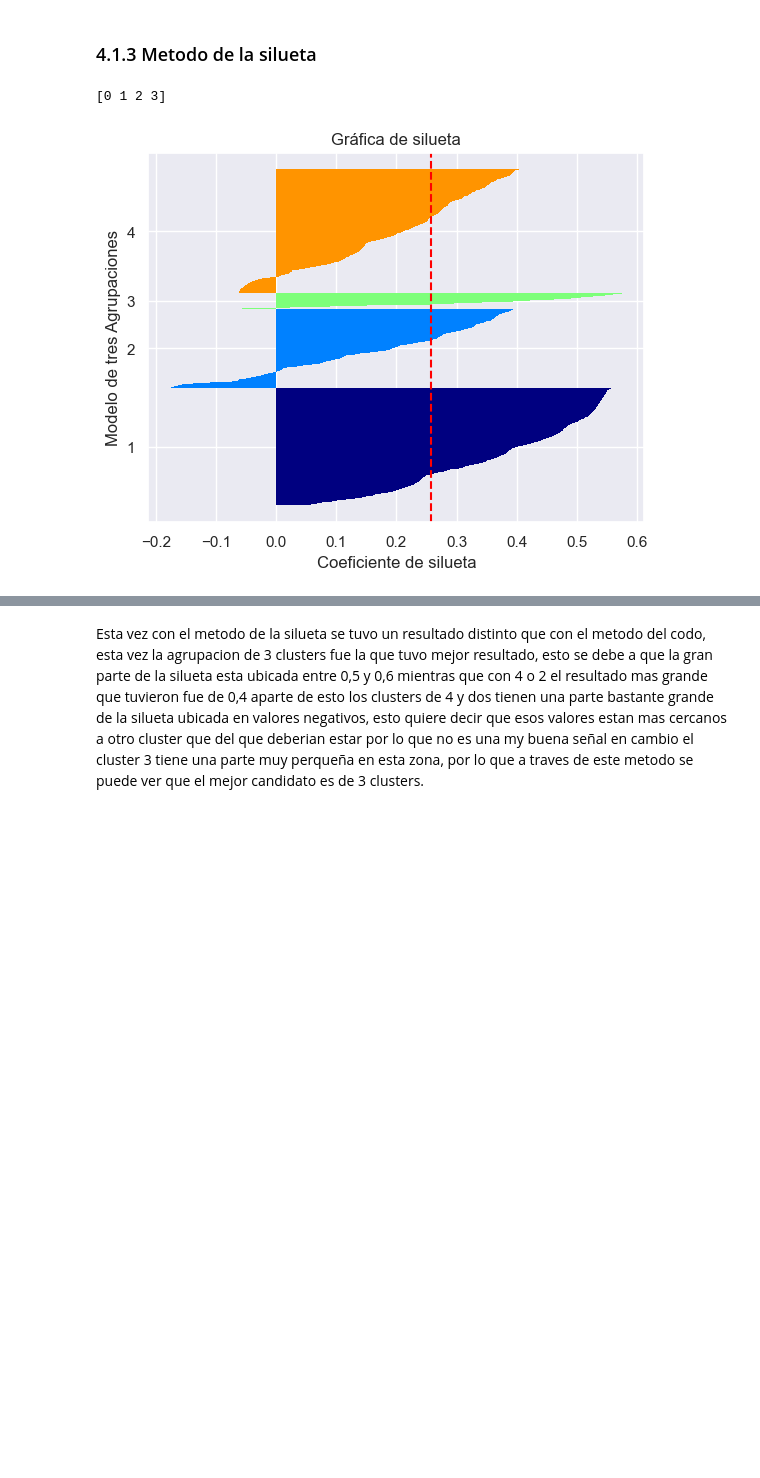
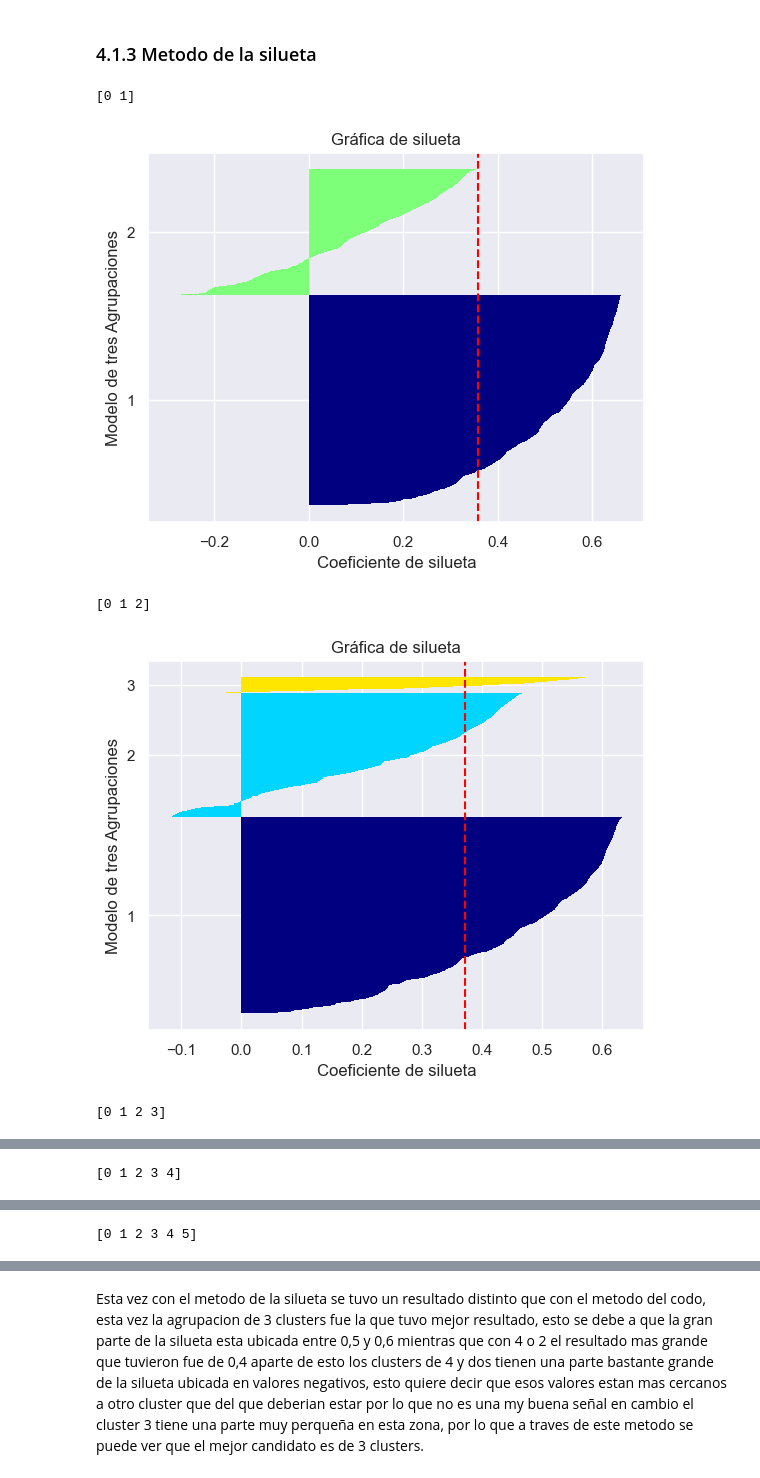
Before and after one commit to jf-garciam1/Lab-BI, a Jupyter notebook: Lab1.ipynb, the cells around one changed output, grey strips where cells are left out. Cells and saved outputs as stored; diff of their text form; code cells hidden in the pictures; blank space fills up the shorter version.

Commit message:
Cambios en metodos de la silueta kmeans

```diff
--- a/Lab1.ipynb
+++ b/Lab1.ipynb
@@ -928,9 +927,18 @@ def plot_silhouette(data,
     plt.title(title)
     plt.show()
 # %%
-plot_silhouette(data = df_normalized[columns_to_normalize],
-                labels = kmeans.labels_,
-                ylabel = 'Modelo de tres Agrupaciones')
+i=2
+while i <=6:
+    num_clusters = i  # Número de clusters deseado
+    kmeans = KMeans(n_clusters=num_clusters, random_state=42)
+    kmeans.fit(df_normalized[['averageRating', 'numVotes']])
+    plot_silhouette(data = df_normalized[columns_to_normalize],
+                    labels = kmeans.labels_,
+                    ylabel = 'Modelo de tres Agrupaciones')
+    i+=1
 # %% [output]
-[0 1 2 3]
+[0 1]
-[figure, old version]
+[figure, new version]
+[0 1 2]
+[figure, added]
+[0 1 2 3]
@@ -936,0 +946 @@ plot_silhouette(data = df_normalized[columns_to_normalize],
+[0 1 2 3 4]
@@ -936,0 +948 @@ plot_silhouette(data = df_normalized[columns_to_normalize],
+[0 1 2 3 4 5]
```
Also changed, not shown: parts of 3 cells of this notebook.
